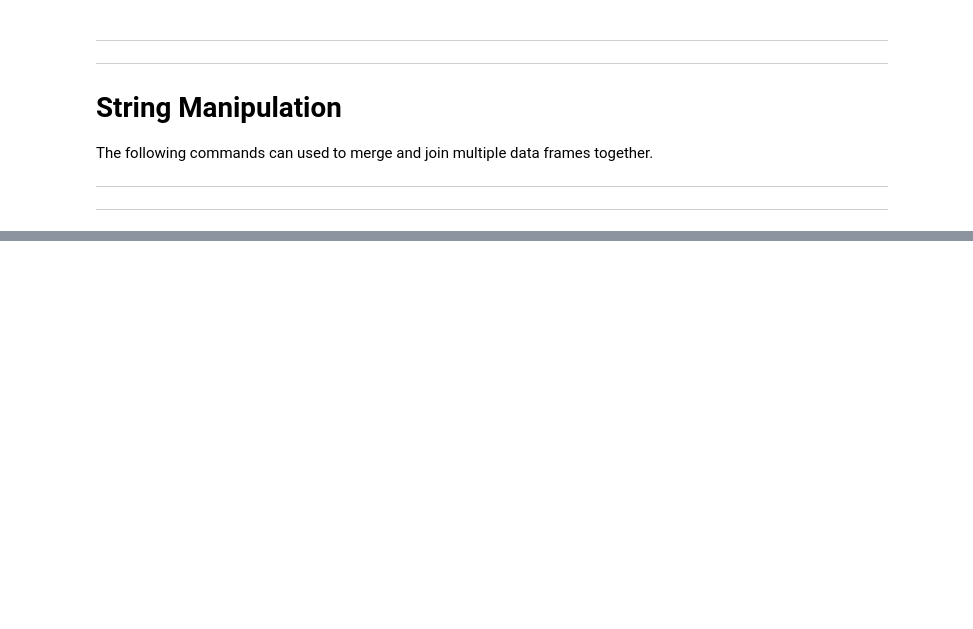
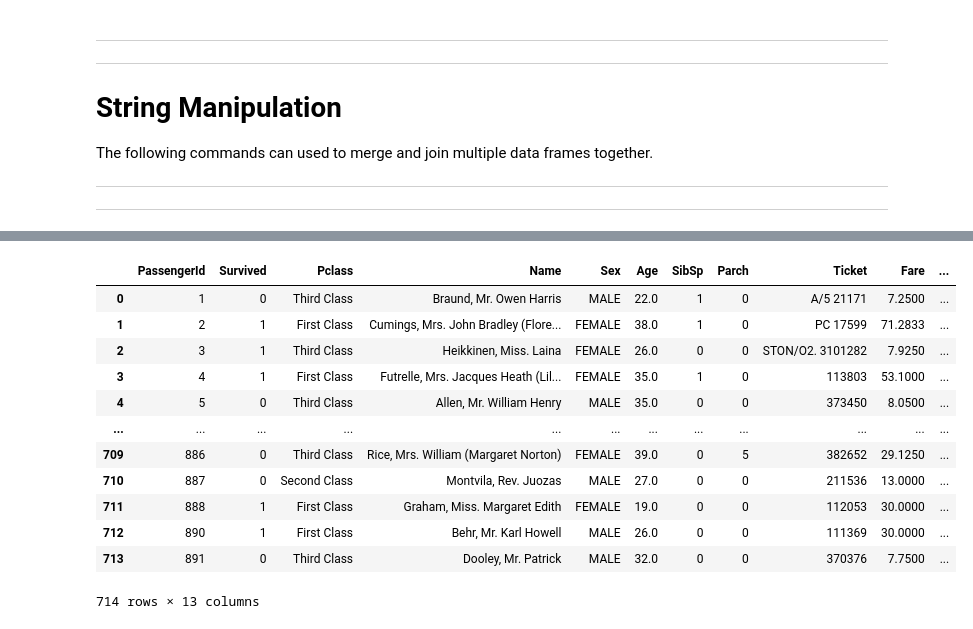
Before and after one commit to VincentG03/Data-Science-Syntax, a Jupyter notebook: pandas.ipynb, the cells around one changed output, grey strips where cells are left out. Saved outputs shown, nothing was run; the diff lists cells and outputs as text; code cells hidden in the pictures; blank space fills up the shorter version.

```diff
--- a/pandas.ipynb
+++ b/pandas.ipynb
@@ -1482,14 +1482,14 @@ After aggregating using group by, we can apply aggregation functions to them. Th
 ### lambda x: Example
 # %%
 # Create the DataFrame
-df = pd.DataFrame({
+df2 = pd.DataFrame({
     'Region': ['North', 'North', 'South', 'South', 'East', 'East'],
     'Sales': [200, 150, 300, 400, 500, 600]
 })
 
 # Group by 'Region' and apply a custom aggregation function using lambda
 # Calculate the range (max - min) of sales for each region
-df.groupby('Region').agg(lambda x: x.max() - x.min())
+df2.groupby('Region').agg(lambda x: x.max() - x.min())
 # %% [output]
 |  | Sales |
 | Region |  |
@@ -1498,13 +1498,13 @@ df.groupby('Region').agg(lambda x: x.max() - x.min())
 | South | 100 |
 # %%
 # Create the DataFrame
-df = pd.DataFrame({
+df2 = pd.DataFrame({
     'Category': ['A', 'A', 'B', 'B', 'C', 'C'],
     'Value': [10, 20, 30, 40, 50, 60]
 })
 
 # Define a lambda function to count the number of values greater than 25
-df.groupby('Category').agg(lambda x: x[x > 25].count())
+df2.groupby('Category').agg(lambda x: x[x > 25].count())
 # %% [output]
 |  | Value |
 | Category |  |
@@ -1513,13 +1513,13 @@ df.groupby('Category').agg(lambda x: x[x > 25].count())
 | C | 2 |
 # %%
 # Create the DataFrame
-df = pd.DataFrame({
+df2 = pd.DataFrame({
     'Category': ['A', 'A', 'B', 'B', 'C', 'C'],
     'Value': [10, 20, 30, 30, 50, 50]
 })
 
 # Group by 'Category' and count unique values in 'Value'
-df.groupby('Category')['Value'].agg(lambda x: x.nunique())
+df2.groupby('Category')['Value'].agg(lambda x: x.nunique())
 # %% [output]
 Category
 A    2
@@ -1530,7 +1530,7 @@ Name: Value, dtype: int64
 ### .apply() Example
 # %%
 # Create the DataFrame
-df = pd.DataFrame({
+df1 = pd.DataFrame({
     'Category': ['A', 'A', 'B', 'B', 'C', 'C'],
     'Value': [10, 20, 30, 40, 50, 60],
     'Weight': [1, 2, 1, 3, 2, 1]
@@ -1541,7 +1541,7 @@ def weighted_avg(row):
     return (row['Value'] * row['Weight']).sum() / row['Weight'].sum()
 
 # Group by 'Category' and apply the custom weighted average function
-df.groupby('Category').apply(weighted_avg, include_groups = False) # "include_group = False" is required
+df1.groupby('Category').apply(weighted_avg, include_groups = False) # "include_group = False" is required
 # %% [output]
 Category
 A    16.666667
@@ -1559,0 +1574,18 @@ The following commands can used to merge and join multiple data frames together.
+# %%
+# Make "Sex" uppercase
+df.Sex = df.Sex.str.upper()
+df
+# %% [output]
+|  | PassengerId | Survived | Pclass | Name | Sex | Age | SibSp | Parch | Ticket | Fare | ... |
+| 0 | 1 | 0 | Third Class | Braund, Mr. Owen Harris | MALE | 22.0 | 1 | 0 | A/5 21171 | 7.2500 | ... |
+| 1 | 2 | 1 | First Class | Cumings, Mrs. John Bradley (Flore... | FEMALE | 38.0 | 1 | 0 | PC 17599 | 71.2833 | ... |
+| 2 | 3 | 1 | Third Class | Heikkinen, Miss. Laina | FEMALE | 26.0 | 0 | 0 | STON/O2. 3101282 | 7.9250 | ... |
+| 3 | 4 | 1 | First Class | Futrelle, Mrs. Jacques Heath (Lil... | FEMALE | 35.0 | 1 | 0 | 113803 | 53.1000 | ... |
+| 4 | 5 | 0 | Third Class | Allen, Mr. William Henry | MALE | 35.0 | 0 | 0 | 373450 | 8.0500 | ... |
+| ... | ... | ... | ... | ... | ... | ... | ... | ... | ... | ... | ... |
+| 709 | 886 | 0 | Third Class | Rice, Mrs. William (Margaret Norton) | FEMALE | 39.0 | 0 | 5 | 382652 | 29.1250 | ... |
+| 710 | 887 | 0 | Second Class | Montvila, Rev. Juozas | MALE | 27.0 | 0 | 0 | 211536 | 13.0000 | ... |
+| 711 | 888 | 1 | First Class | Graham, Miss. Margaret Edith | FEMALE | 19.0 | 0 | 0 | 112053 | 30.0000 | ... |
+| 712 | 890 | 1 | First Class | Behr, Mr. Karl Howell | MALE | 26.0 | 0 | 0 | 111369 | 30.0000 | ... |
+| 713 | 891 | 0 | Third Class | Dooley, Mr. Patrick | MALE | 32.0 | 0 | 0 | 370376 | 7.7500 | ... |
+714 rows × 13 columns
```
Also changed, not shown: parts of 21 cells of this notebook.
